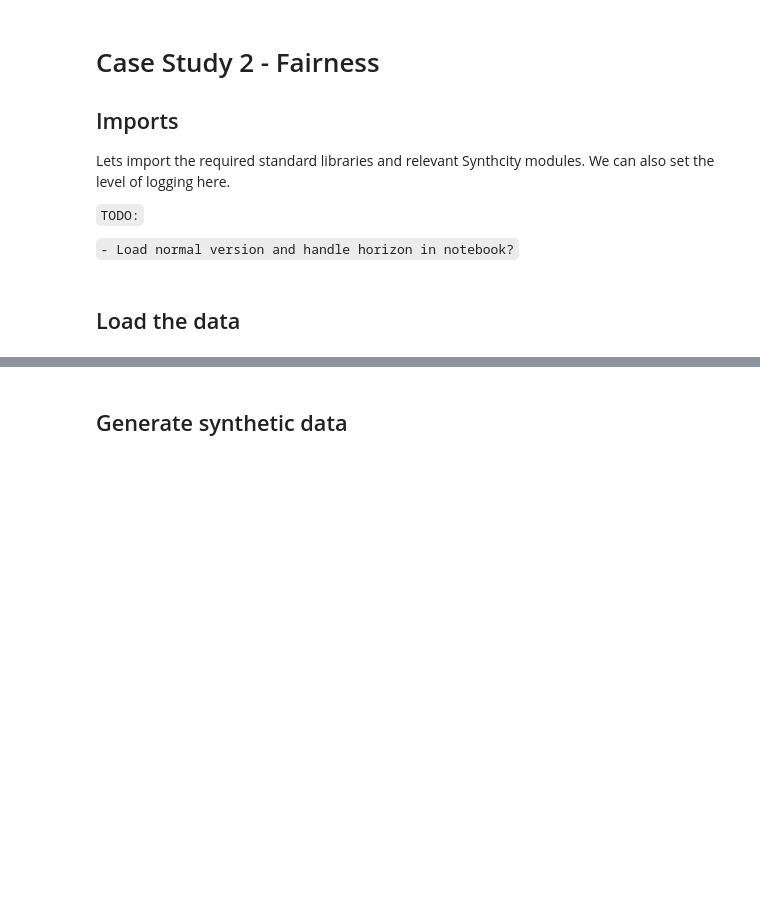
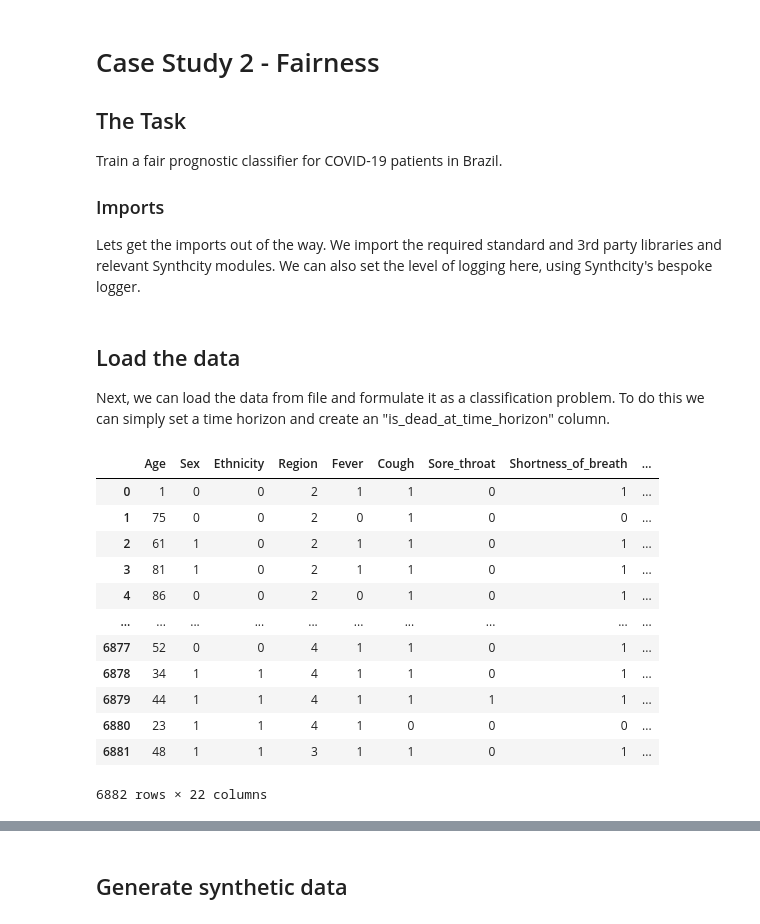
Before and after one commit to vanderschaarlab/synthetic-data-lab, a Jupyter notebook: Tutorials/Case Study 2 - Fairness.ipynb, the cells around one changed output, grey strips where cells are left out. Saved outputs shown, nothing was run; the diff lists cells and outputs as text; code cells hidden in the pictures; blank space fills up the shorter version.

Commit message:
Notebooks (#1)
Added content for the 4 case study notebooks.
Added schedule to the README

````diff
--- a/Tutorials/Case Study 2 - Fairness.ipynb
+++ b/Tutorials/Case Study 2 - Fairness.ipynb
@@ -1,12 +1,11 @@
 # %% [markdown]
 # Case Study 2 - Fairness
 
-## Imports
-Lets import the required standard libraries and relevant Synthcity modules. We can also set the level of logging here.
+## The Task
+Train a fair prognostic classifier for COVID-19 patients in Brazil.
 
-```TODO:```
-
-```- Load normal version and handle horizon in notebook?```
+### Imports
+Lets get the imports out of the way. We import the required standard and 3rd party libraries and relevant Synthcity modules. We can also set the level of logging here, using Synthcity's bespoke logger.
 # %%
 # Standard
 import sys
@@ -41,2 +44,3 @@ log.add(sink=sys.stderr, level="INFO")
 # %% [markdown]
 ## Load the data
+Next, we can load the data from file and formulate it as a classification problem. To do this we can simply set a time horizon and create an "is_dead_at_time_horizon" column.
@@ -55 +47,35 @@ ethnicity_mapper = {
+# %%
+time_horizon = 14
+X = pd.read_csv(f"../data/Brazil_COVID/covid_normalised_numericalised.csv")
+
+X.loc[(X["Days_hospital_to_outcome"] <= time_horizon) & (X["is_dead"] == 1), f"is_dead_at_time_horizon={time_horizon}"] = 1
+X.loc[(X["Days_hospital_to_outcome"] > time_horizon), f"is_dead_at_time_horizon={time_horizon}"] = 0
+X.loc[(X["is_dead"] == 0), f"is_dead_at_time_horizon={time_horizon}"] = 0
+X[f"is_dead_at_time_horizon={time_horizon}"] = X[f"is_dead_at_time_horizon={time_horizon}"].astype(int)
+
+X.drop(columns=["is_dead", "Days_hospital_to_outcome"], inplace=True) # drop survival columns as they are not needed for a classification problem
+display(X)
+
+# Define the mappings of the encoded values in the Ethnicity column to the understandable values
+ethnicity_mapper = {
+    0: "Mixed",
+    1: "White",
+    2: "Black",
+    3: "East Asian",
+    4: "Indigenous",
+}
+# %% [output]
+|  | Age | Sex | Ethnicity | Region | Fever | Cough | Sore_throat | Shortness_of_breath | ... |
+| 0 | 1 | 0 | 0 | 2 | 1 | 1 | 0 | 1 | ... |
+| 1 | 75 | 0 | 0 | 2 | 0 | 1 | 0 | 0 | ... |
+| 2 | 61 | 1 | 0 | 2 | 1 | 1 | 0 | 1 | ... |
+| 3 | 81 | 1 | 0 | 2 | 1 | 1 | 0 | 1 | ... |
+| 4 | 86 | 0 | 0 | 2 | 0 | 1 | 0 | 1 | ... |
+| ... | ... | ... | ... | ... | ... | ... | ... | ... | ... |
+| 6877 | 52 | 0 | 0 | 4 | 1 | 1 | 0 | 1 | ... |
+| 6878 | 34 | 1 | 1 | 4 | 1 | 1 | 0 | 1 | ... |
+| 6879 | 44 | 1 | 1 | 4 | 1 | 1 | 1 | 1 | ... |
+| 6880 | 23 | 1 | 1 | 4 | 1 | 0 | 0 | 0 | ... |
+| 6881 | 48 | 1 | 1 | 3 | 1 | 1 | 0 | 1 | ... |
+6882 rows × 22 columns
 # %% [markdown]
````
Also changed, not shown: parts of 25 cells of this notebook, 6 other files.
